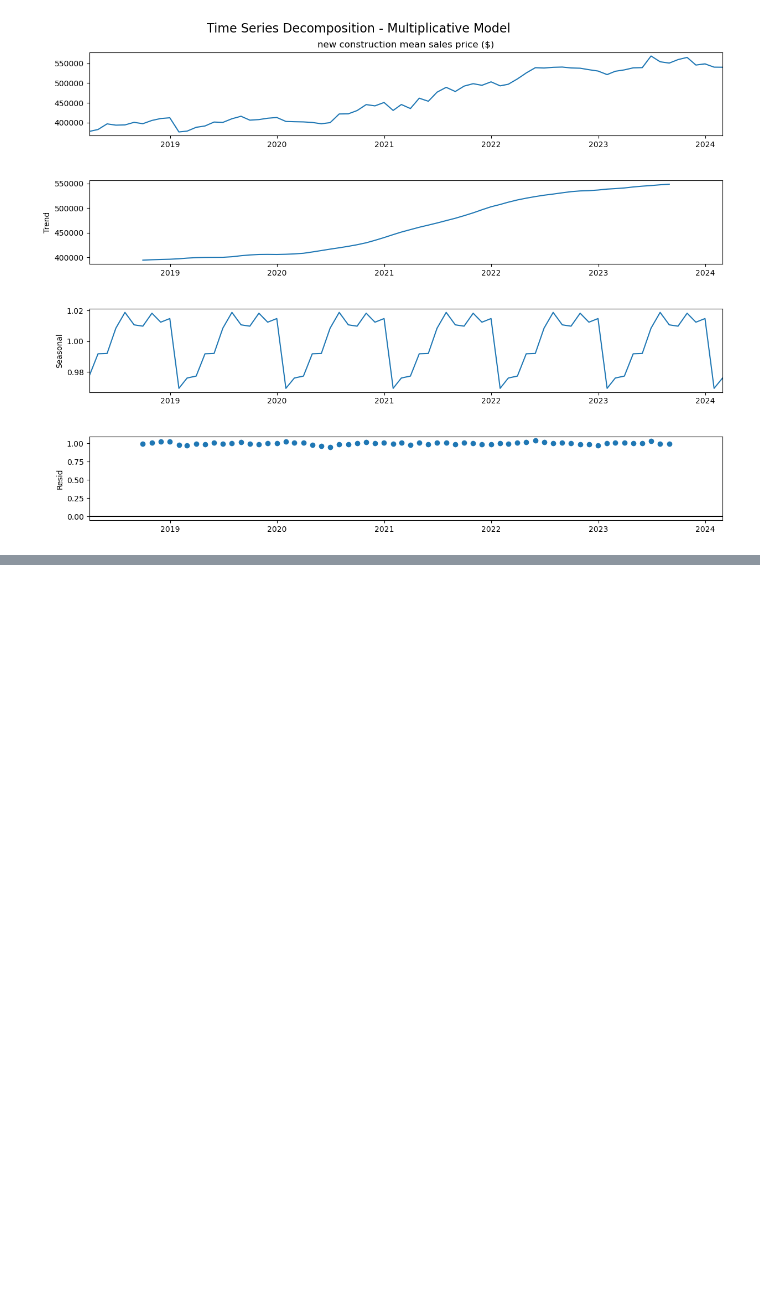
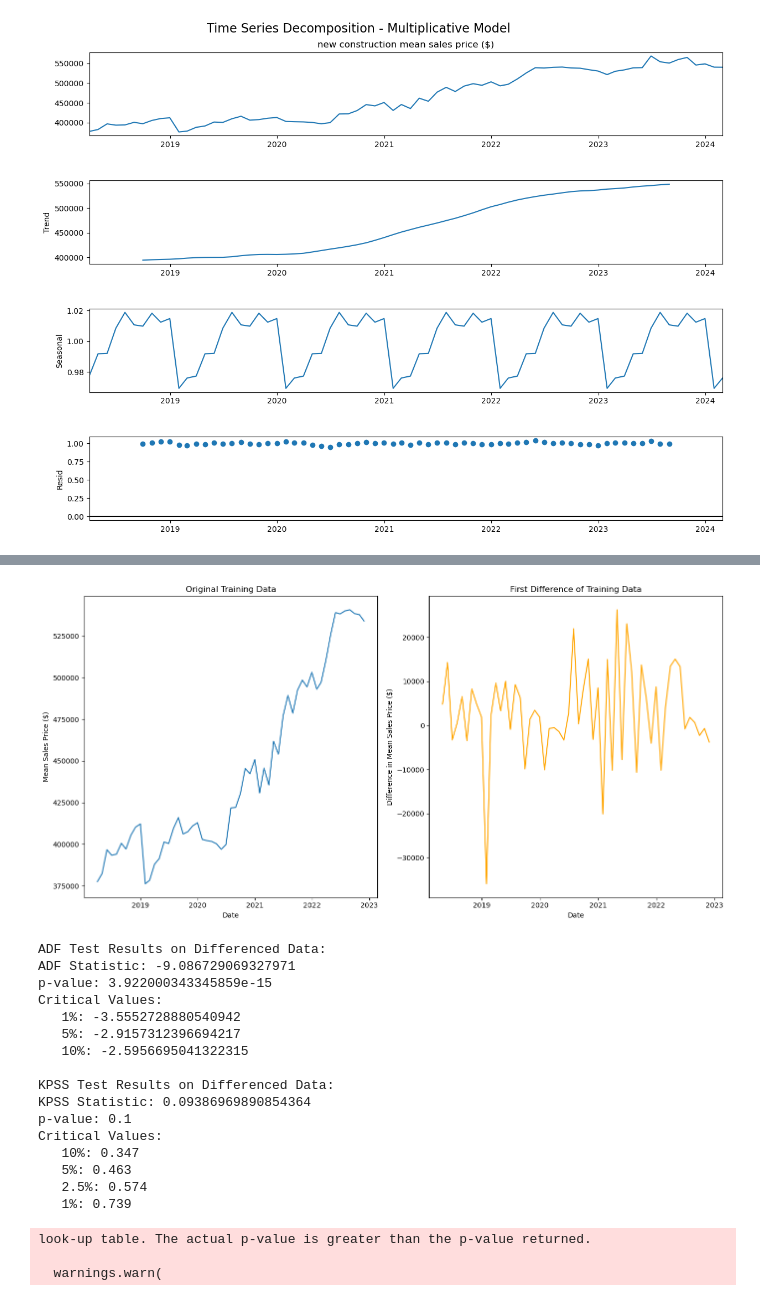
Before and after one commit to jacobsimeral/TS_Forecasting_Project, a Jupyter notebook: Code/EDA/EDA_MG.ipynb, the cells around one changed output, grey strips where cells are left out. Drawn from its saved outputs; the diff is of its cells as text; code cells hidden in the pictures; blank space fills up the shorter version.

```diff
--- a/Code/EDA/EDA_MG.ipynb
+++ b/Code/EDA/EDA_MG.ipynb
@@ -293,0 +125,19 @@ RMSE: 180529.614169209
+# %%
+
+# Function to perform the Augmented Dickey-Fuller test
+def adf_test(series):
+    result = adfuller(series, autolag='AIC')
+    print(f'ADF Statistic: {result[0]}')
+    print(f'p-value: {result[1]}')
+    print('Critical Values:')
+    for key, value in result[4].items():
+        print(f'   {key}: {value}')
+
+# Function to perform the KPSS test
+def kpss_test(series, **kw):
+    statistic, p_value, n_lags, critical_values = kpss(series, **kw)
+    print(f'KPSS Statistic: {statistic}')
+    print(f'p-value: {p_value}')
+    print('Critical Values:')
+    for key, value in critical_values.items():
+        print(f'   {key}: {value}')
@@ -293,0 +170,48 @@ RMSE: 180529.614169209
+# %%
+
+# Calculate first difference
+train_data_diff = train_data.diff().dropna()
+
+# Plotting the original and differenced data
+plt.figure(figsize=(14, 7))
+plt.subplot(121)
+plt.plot(train_data)
+plt.title('Original Training Data')
+plt.xlabel('Date')
+plt.ylabel('Mean Sales Price ($)')
+
+plt.subplot(122)
+plt.plot(train_data_diff, color='orange')
+plt.title('First Difference of Training Data')
+plt.xlabel('Date')
+plt.ylabel('Difference in Mean Sales Price ($)')
+
+plt.tight_layout()
+plt.show()
+
+# Perform ADF and KPSS tests on differenced data
+print("\nADF Test Results on Differenced Data:")
+adf_test(train_data_diff)
+print("\nKPSS Test Results on Differenced Data:")
+kpss_test(train_data_diff, regression='c')  # 'c' for constant only trend
+# %% [output]
+[figure, added]
+ADF Test Results on Differenced Data:
+ADF Statistic: -9.086729069327971
+p-value: 3.922000343345859e-15
+Critical Values:
+   1%: -3.5552728880540942
+   5%: -2.9157312396694217
+   10%: -2.5956695041322315
+
+KPSS Test Results on Differenced Data:
+KPSS Statistic: 0.09386969890854364
+p-value: 0.1
+Critical Values:
+   10%: 0.347
+   5%: 0.463
+   2.5%: 0.574
+   1%: 0.739
+look-up table. The actual p-value is greater than the p-value returned.
+
+  warnings.warn(
```
Also changed, not shown: parts of 12 cells of this notebook.
